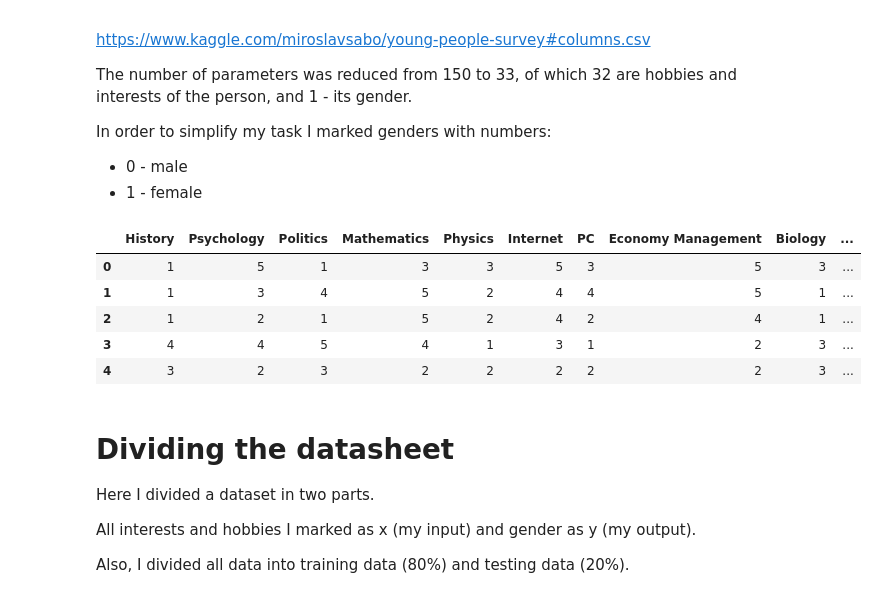
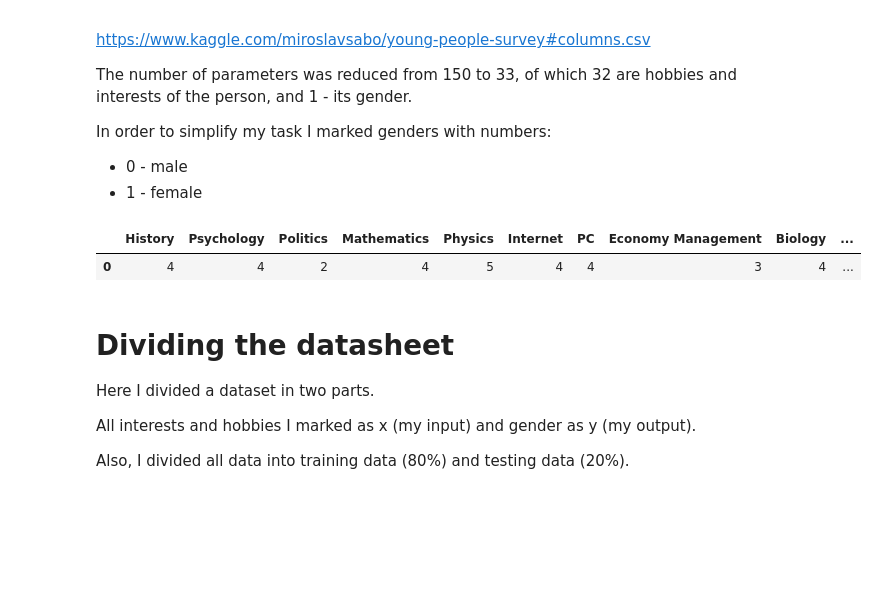
Before and after one commit to AndriiFedorchuk/Machine-learning-course, a Jupyter notebook: Main_project_student_test.ipynb, the cells around one changed output. Drawn from its saved outputs; the diff is of its cells as text; code cells hidden in the pictures; blank space fills up the shorter version.

```diff
--- a/Main_project_student_test.ipynb
+++ b/Main_project_student_test.ipynb
@@ -32,26 +32,22 @@ In order to simplify my task I marked genders with numbers:
 # %%
 from __future__ import absolute_import, division, print_function, unicode_literals
 
 import numpy as np
 import pandas as pd
 from sklearn.model_selection import train_test_split
 
 #https://raw.githubusercontent.com/AndriiFedorchuk/Andrii/master/responses.csv
 
 URL = 'https://raw.githubusercontent.com/AndriiFedorchuk/Andrii/master/main_fa.csv'
 dataset = pd.read_csv(URL)
 
 
-URL2 = 'https://raw.githubusercontent.com/AndriiFedorchuk/Andrii/master/main_fa.csv'
+URL2 = 'https://raw.githubusercontent.com/AndriiFedorchuk/Andrii/master/Student%20test.csv'
 datasetZ = pd.read_csv(URL2)
 datasetZ.head(5)
 # %% [output]
 |  | History | Psychology | Politics | Mathematics | Physics | Internet | PC | Economy Management | Biology | ... |
-| 0 | 1 | 5 | 1 | 3 | 3 | 5 | 3 | 5 | 3 | ... |
-| 1 | 1 | 3 | 4 | 5 | 2 | 4 | 4 | 5 | 1 | ... |
-| 2 | 1 | 2 | 1 | 5 | 2 | 4 | 2 | 4 | 1 | ... |
-| 3 | 4 | 4 | 5 | 4 | 1 | 3 | 1 | 2 | 3 | ... |
-| 4 | 3 | 2 | 3 | 2 | 2 | 2 | 2 | 2 | 3 | ... |
+| 0 | 4 | 4 | 2 | 4 | 5 | 4 | 4 | 3 | 4 | ... |
 # %% [markdown]
 # Dividing the datasheet
 
```
Also changed, not shown: parts of 10 cells of this notebook.
